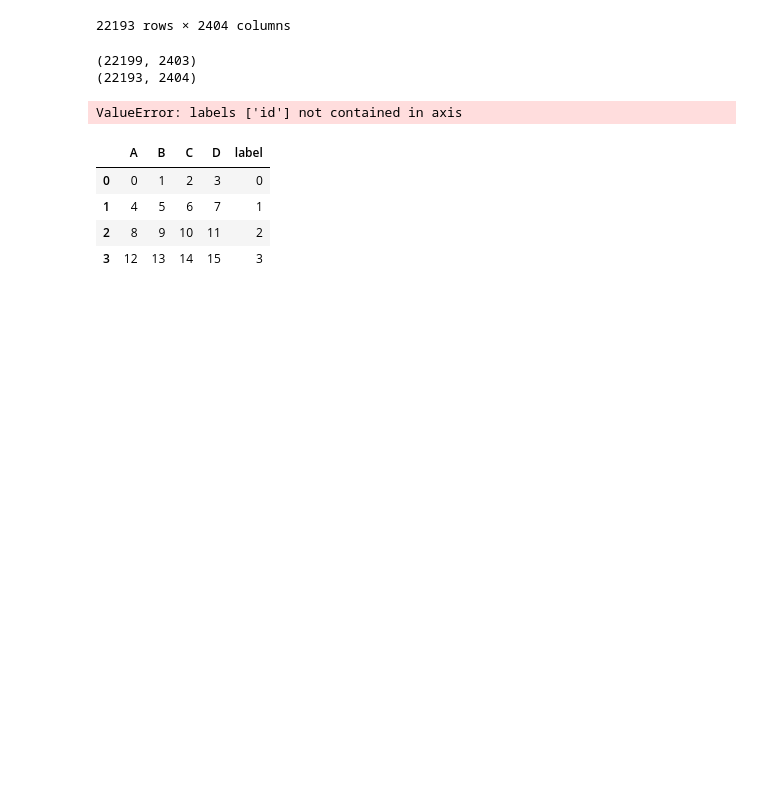
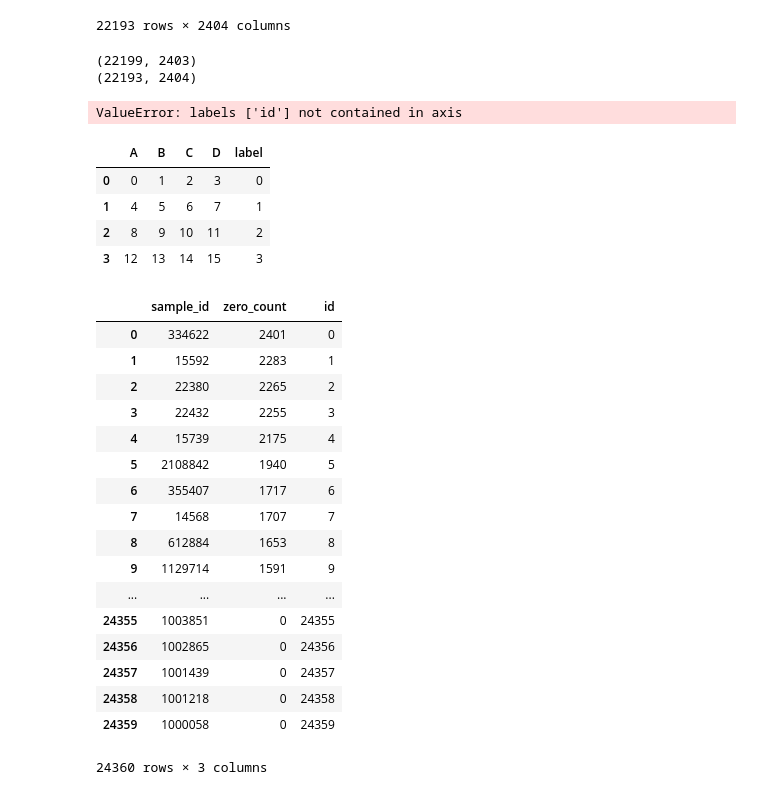
Before and after one commit to mengkeli/fetal_heart_monitoring, a Jupyter notebook: code/data_operations.ipynb, the cells around one changed output. Cells and saved outputs as stored; diff of their text form; code cells hidden in the pictures; blank space fills up the shorter version.

```diff
--- a/code/data_operations.ipynb
+++ b/code/data_operations.ipynb
@@ -94,6 +94,26 @@ df
 # %%
 data = pd.read_csv('../data/zero_count.csv')
 data['id'] = pd.DataFrame(np.arange(24360))
+data
+# %% [output]
+|  | sample_id | zero_count | id |
+| 0 | 334622 | 2401 | 0 |
+| 1 | 15592 | 2283 | 1 |
+| 2 | 22380 | 2265 | 2 |
+| 3 | 22432 | 2255 | 3 |
+| 4 | 15739 | 2175 | 4 |
+| 5 | 2108842 | 1940 | 5 |
+| 6 | 355407 | 1717 | 6 |
+| 7 | 14568 | 1707 | 7 |
+| 8 | 612884 | 1653 | 8 |
+| 9 | 1129714 | 1591 | 9 |
+| ... | ... | ... | ... |
+| 24355 | 1003851 | 0 | 24355 |
+| 24356 | 1002865 | 0 | 24356 |
+| 24357 | 1001439 | 0 | 24357 |
+| 24358 | 1001218 | 0 | 24358 |
+| 24359 | 1000058 | 0 | 24359 |
+24360 rows × 3 columns
 # %%
 pd.crosstab(data.id,data.zero_count)
 plt.title('zero count in original data')
```
